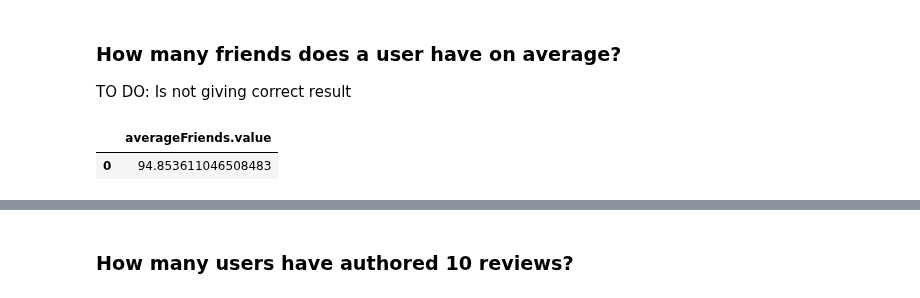
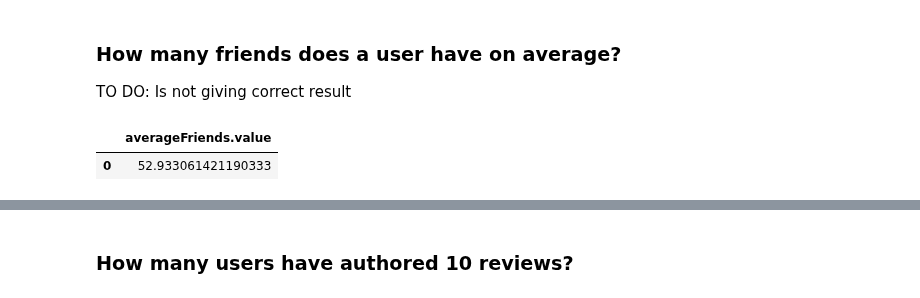
Before and after one commit to christiannielsen98/DVML-P7, a Jupyter notebook: Code/CompetencyQuestions/yelp_competency_question.ipynb, the cells around one changed output, grey strips where cells are left out. Drawn from its saved outputs; the diff is of its cells as text; code cells hidden in the pictures.

```diff
--- a/Code/CompetencyQuestions/yelp_competency_question.ipynb
+++ b/Code/CompetencyQuestions/yelp_competency_question.ipynb
@@ -356,19 +362,20 @@ users[users["amountFriends"] == 10].shape[0]
 ### How many friends does a user have on average?
 TO DO: Is not giving correct result
 # %%
-sparql_query = """
-SELECT AVG(?numberOfFriends) as ?averageFriends
+sparql_query="""SELECT (AVG(?friendCount) AS ?averageFriends)
 WHERE {
-    SELECT COUNT(?friend) as ?numberOfFriends
+  {
+    SELECT ?user (COUNT(?friend) AS ?friendCount)
     WHERE {
-        ?user rdfs:Class schema:Person .
-        ?user schema:knows ?friend .
+      ?user rdfs:Class schema:Person .
+      OPTIONAL{
+      ?user schema:knows ?friend .}
     }
     GROUP BY ?user
-}
-"""
+  }
+}"""
 
-run_query(query=sparql_query, as_dataframe=True)
+run_query(sparql_query, as_dataframe=True)
 # %% [output]
 |  | averageFriends.value |
-| 0 | 94.853611046508483 |
+| 0 | 52.933061421190333 |
```
Also changed, not shown: parts of 30 cells of this notebook, 11 other files.
